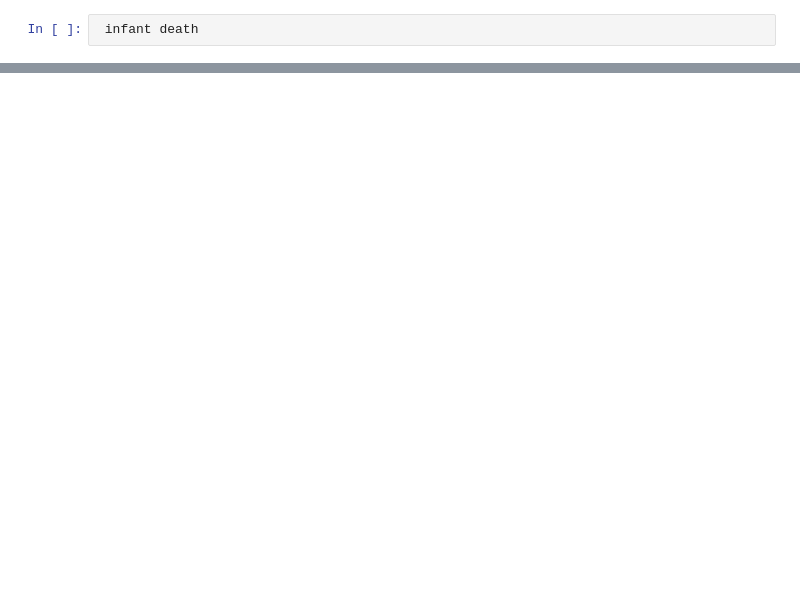
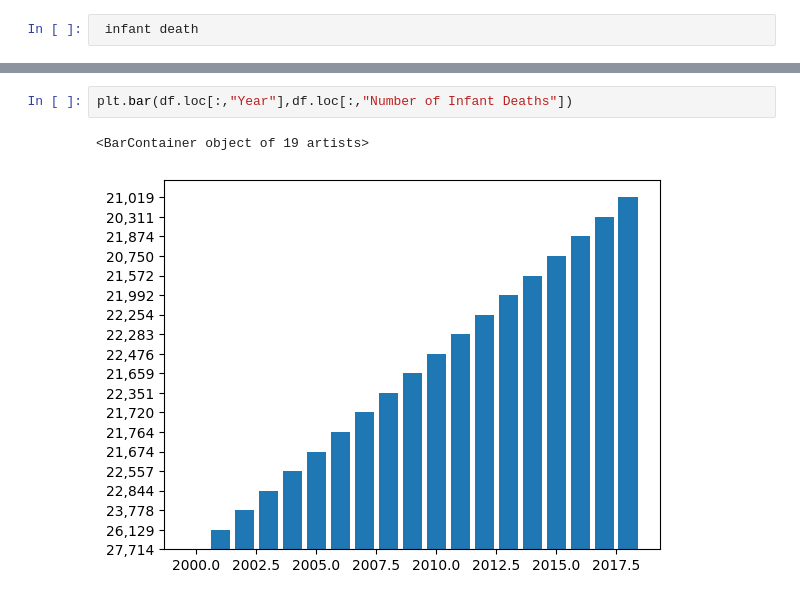
Before and after one commit to Glennarcega/IT-BA-3203-PROJECT, a Jupyter notebook: Social_Factor_of_death.ipynb, the cells around one changed output, grey strips where cells are left out. Cells and saved outputs as stored; diff of their text form; blank space fills up the shorter version.

```diff
--- a/Social_Factor_of_death.ipynb
+++ b/Social_Factor_of_death.ipynb
@@ -73 +79,6 @@ df[['Year','Number of Infant Deaths','Male.1','Female.1']]
+# %%
+plt.bar(df.loc[:,"Year"],df.loc[:,"Number of Infant Deaths"])
+# %% [output]
+<BarContainer object of 19 artists>
+[figure, added]
 # %%
```
Also changed, not shown: parts of 8 cells of this notebook.
